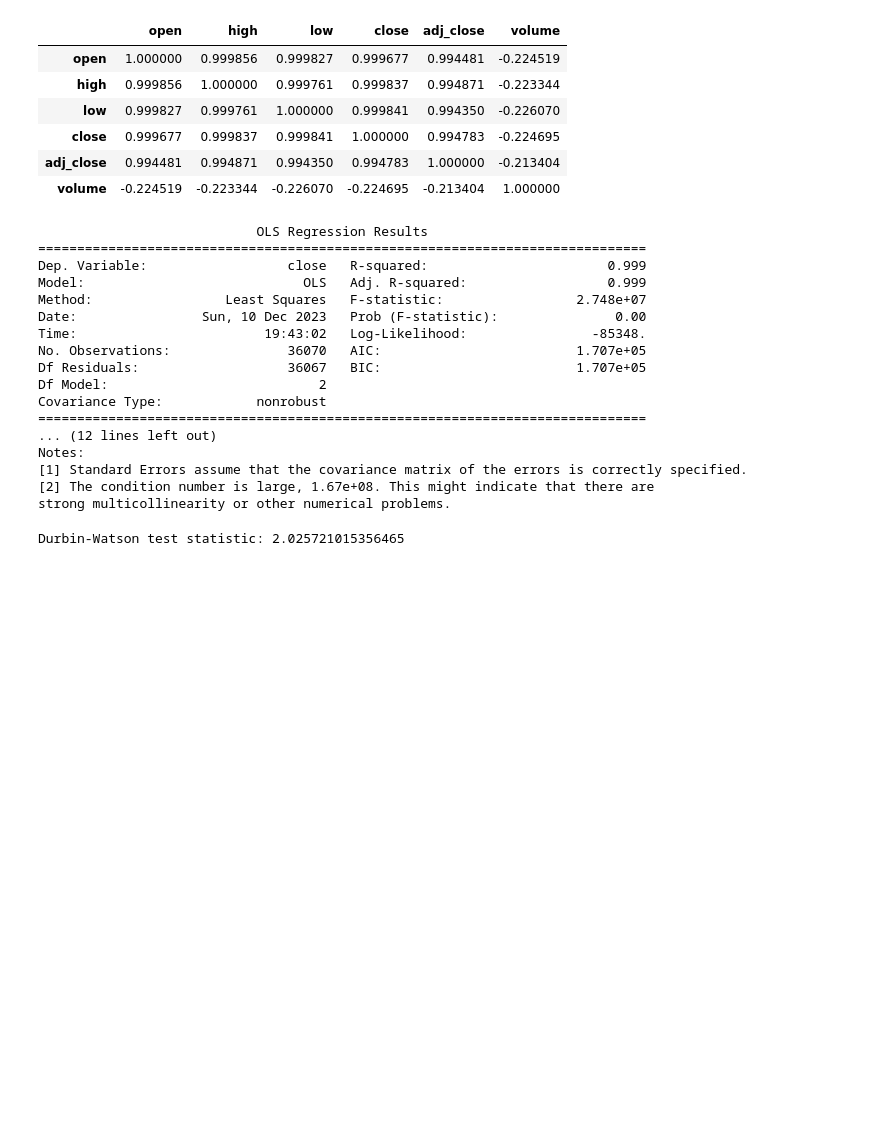
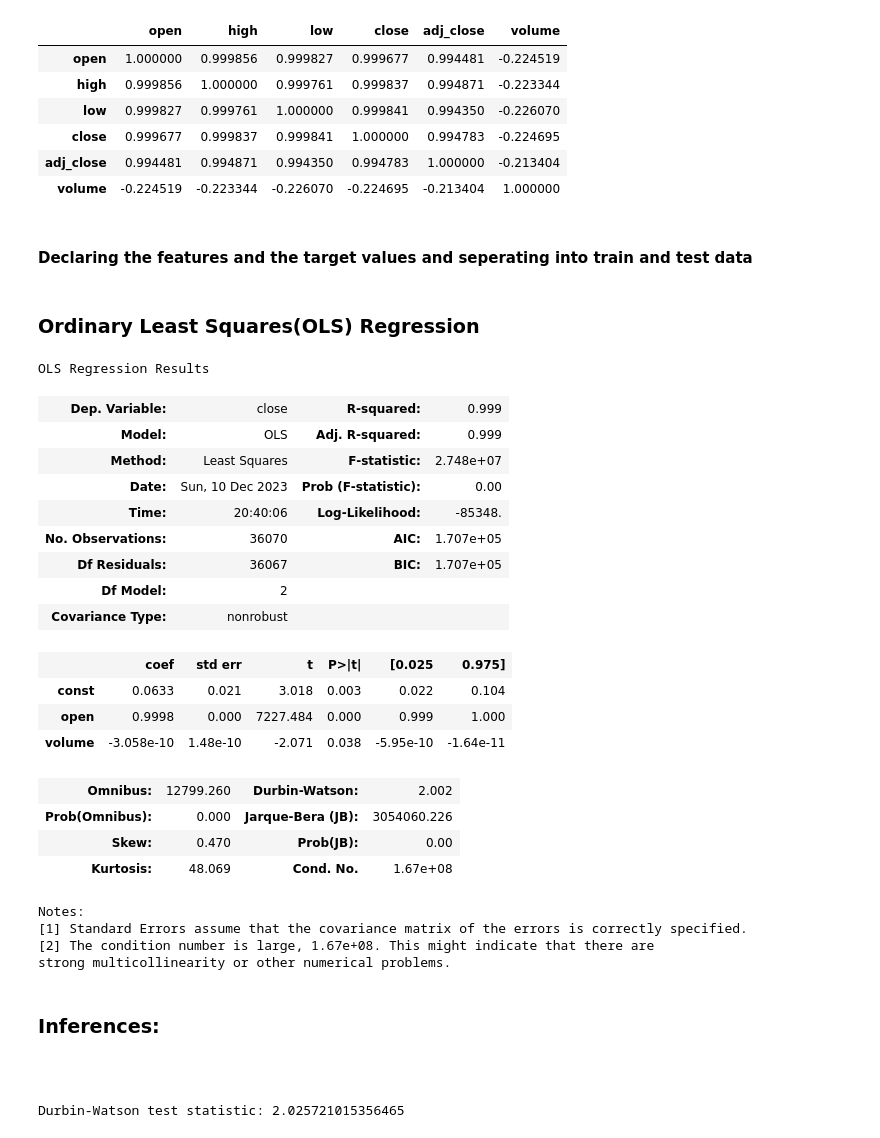
Before and after one commit to INFO-523-Exercises/hw-05-LikithKumarDundigalla, a Jupyter notebook: hw-05.ipynb, the cells around one changed output. Drawn from its saved outputs; the diff is of its cells as text; code cells hidden in the pictures; blank space fills up the shorter version.

```diff
--- a/hw-05.ipynb
+++ b/hw-05.ipynb
@@ -126,6 +108,8 @@ correlation_matrix
 | close | 0.999677 | 0.999837 | 0.999841 | 1.000000 | 0.994783 | -0.224695 |
 | adj_close | 0.994481 | 0.994871 | 0.994350 | 0.994783 | 1.000000 | -0.213404 |
 | volume | -0.224519 | -0.223344 | -0.226070 | -0.224695 | -0.213404 | 1.000000 |
+# %% [markdown]
+#### Declaring the features and the target values and seperating into train and test data
 # %%
 X=data[['open','volume']]
 y=data['close']
@@ -136,33 +120,44 @@ X_train, X_test, y_train, y_test = train_test_split(X, y, test_size=0.2, random_
 # Example: Resampling for imbalanced data using bootstrap
 X_train_resampled, y_train_resampled = resample(X_train, y_train, replace=True, random_state=42)
+# %% [markdown]
+### Ordinary Least Squares(OLS) Regression
 # %%
 # Model Building with statsmodels
 X_train_sm = sm.add_constant(X_train_resampled)
+
 # Adding a constant for the intercept
 ols_model = sm.OLS(y_train_resampled, X_train_sm).fit()
+
 # Evaluate Model Performance
-X_test_sm = sm.add_constant(X_test)  # Adding a constant for the intercept in test data (statsmodels)
+# Adding a constant for the intercept in test data (statsmodels)
+X_test_sm = sm.add_constant(X_test)
 
 # Predict using statsmodels model
 y_pred_sm = ols_model.predict(X_test_sm)
 
 # Model Diagnostics
-print(ols_model.summary())  # Print model summary with regression diagnostics
+# Print model summary with regression diagnostics
+ols_model.summary()
 # %% [output]
-                            OLS Regression Results
-==============================================================================
-Dep. Variable:                  close   R-squared:                       0.999
-Model:                            OLS   Adj. R-squared:                  0.999
-Method:                 Least Squares   F-statistic:                 2.748e+07
-Date:                Sun, 10 Dec 2023   Prob (F-statistic):               0.00
-Time:                        19:43:02   Log-Likelihood:                -85348.
-No. Observations:               36070   AIC:                         1.707e+05
-Df Residuals:                   36067   BIC:                         1.707e+05
-Df Model:                           2
-Covariance Type:            nonrobust
-==============================================================================
-... (12 lines left out)
-Notes:
-[1] Standard Errors assume that the covariance matrix of the errors is correctly specified.
-[2] The condition number is large, 1.67e+08. This might indicate that there are
-strong multicollinearity or other numerical problems.
+OLS Regression Results
+| Dep. Variable: | close | R-squared: | 0.999 |
+| Model: | OLS | Adj. R-squared: | 0.999 |
+| Method: | Least Squares | F-statistic: | 2.748e+07 |
+| Date: | Sun, 10 Dec 2023 | Prob (F-statistic): | 0.00 |
+| Time: | 20:40:06 | Log-Likelihood: | -85348. |
+| No. Observations: | 36070 | AIC: | 1.707e+05 |
+| Df Residuals: | 36067 | BIC: | 1.707e+05 |
+| Df Model: | 2 |  |  |
+| Covariance Type: | nonrobust |  |  |
+|  | coef | std err | t | P>|t| | [0.025 | 0.975] |
+| const | 0.0633 | 0.021 | 3.018 | 0.003 | 0.022 | 0.104 |
+| open | 0.9998 | 0.000 | 7227.484 | 0.000 | 0.999 | 1.000 |
+| volume | -3.058e-10 | 1.48e-10 | -2.071 | 0.038 | -5.95e-10 | -1.64e-11 |
+| Omnibus: | 12799.260 | Durbin-Watson: | 2.002 |
+| Prob(Omnibus): | 0.000 | Jarque-Bera (JB): | 3054060.226 |
+| Skew: | 0.470 | Prob(JB): | 0.00 |
+| Kurtosis: | 48.069 | Cond. No. | 1.67e+08 |
+Notes:
+[1] Standard Errors assume that the covariance matrix of the errors is correctly specified.
+[2] The condition number is large, 1.67e+08. This might indicate that there are
+strong multicollinearity or other numerical problems.
@@ -178,3 +164,7 @@ y_pred_lr = lr_model.predict(X_test_lr)
+# %% [markdown]
+### Inferences:
+# %% [markdown]
+####
 # %%
 residuals = y_test - y_pred_sm
 # Independence: Use Durbin-Watson test for autocorrelation in residuals
```
Also changed, not shown: parts of 18 cells of this notebook.
